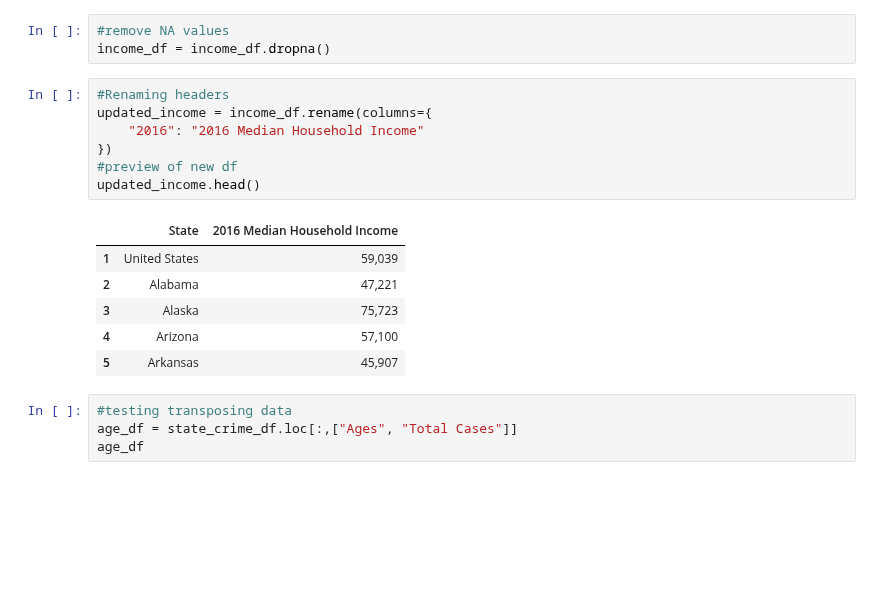
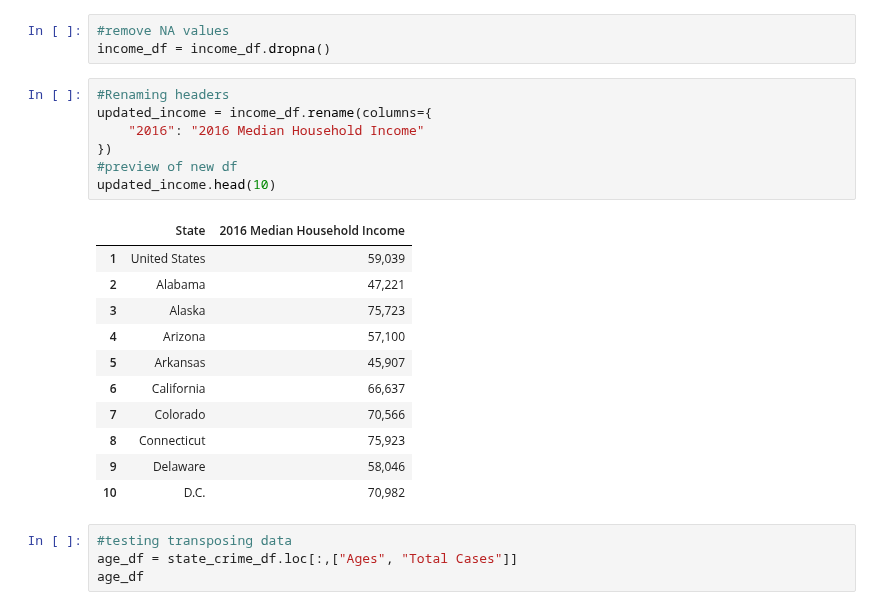
Before and after one commit to sjuarez382/UCI-Group_Project_1-Team9, a Jupyter notebook: State_Crime_Updated.ipynb, the cells around one changed output. Drawn from its saved outputs; the diff is of its cells as text; blank space fills up the shorter version.

```diff
--- a/State_Crime_Updated.ipynb
+++ b/State_Crime_Updated.ipynb
@@ -104,17 +104,22 @@ income_df = income_df.dropna()
 # %%
 #Renaming headers
 updated_income = income_df.rename(columns={
     "2016": "2016 Median Household Income"
 })
 #preview of new df
-updated_income.head()
+updated_income.head(10)
 # %% [output]
 |  | State | 2016 Median Household Income |
 | 1 | United States | 59,039 |
 | 2 | Alabama | 47,221 |
 | 3 | Alaska | 75,723 |
 | 4 | Arizona | 57,100 |
 | 5 | Arkansas | 45,907 |
+| 6 | California | 66,637 |
+| 7 | Colorado | 70,566 |
+| 8 | Connecticut | 75,923 |
+| 9 | Delaware | 58,046 |
+| 10 | D.C. | 70,982 |
 # %%
 #testing transposing data
 age_df = state_crime_df.loc[:,["Ages", "Total Cases"]]
```
Also changed, not shown: parts of 4 cells of this notebook.
